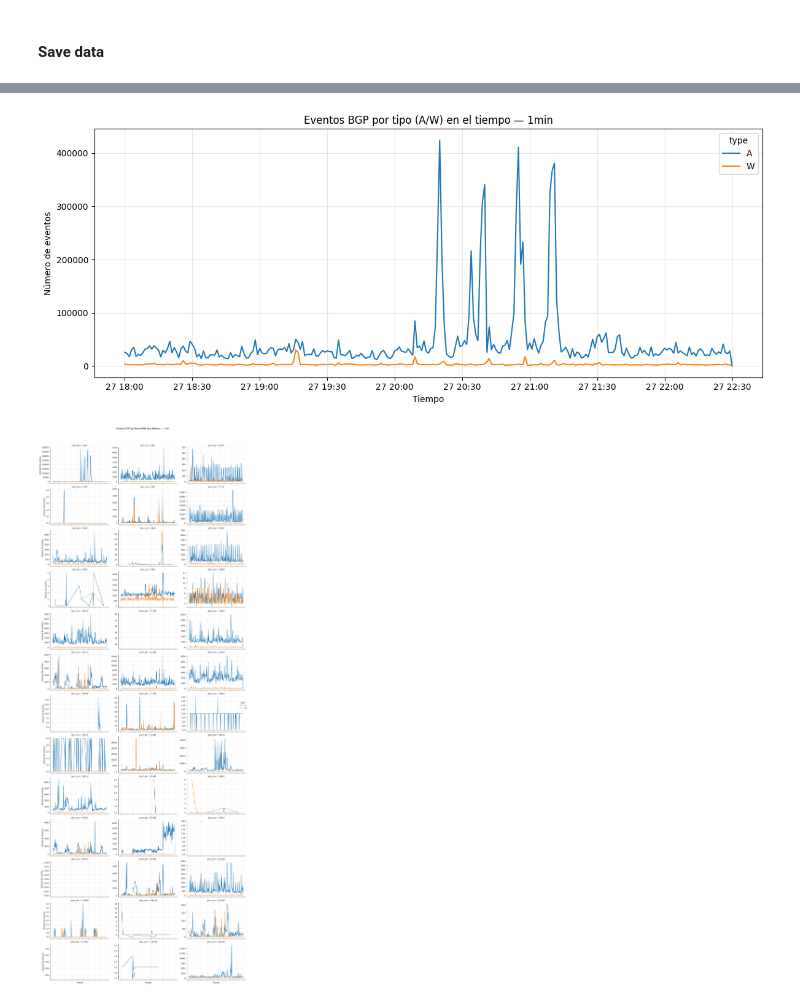
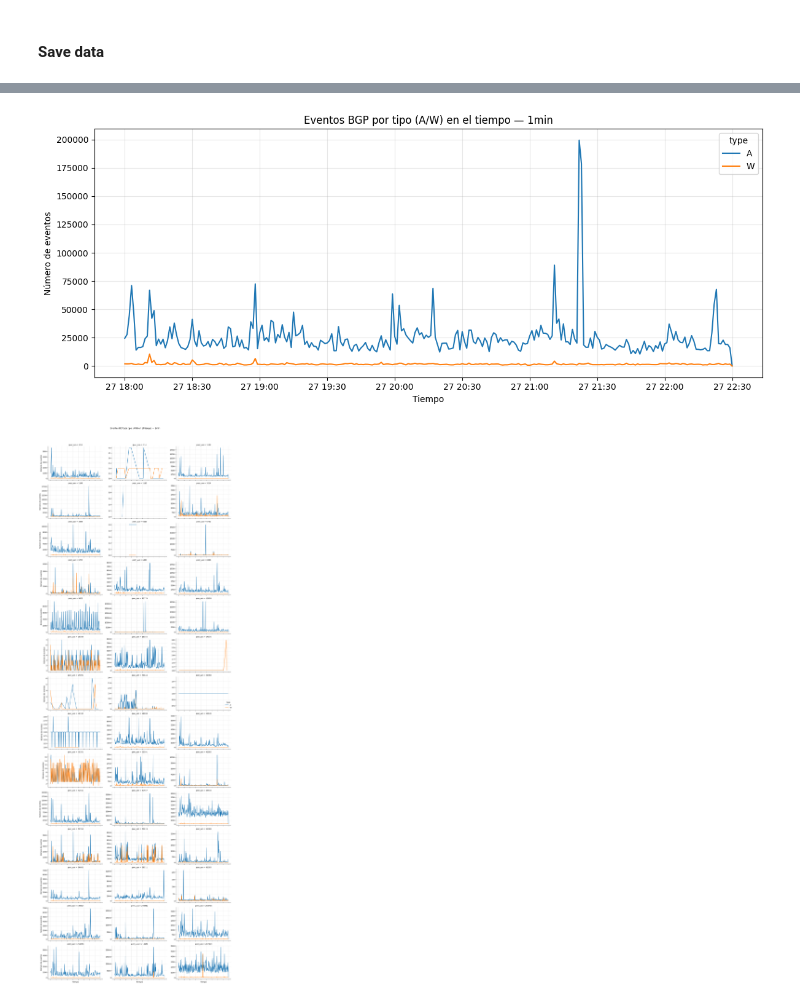
Before and after one commit to Proyecto-Integragor-Equipo-52/BGP-Hijacking-detection, a Jupyter notebook: notebooks/EDA_Chris.ipynb, the cells around one changed output, grey strips where cells are left out. Cells and saved outputs as stored; diff of their text form; code cells hidden in the pictures.

Commit message:
Add sections for each collector

```diff
--- a/notebooks/EDA_Chris.ipynb
+++ b/notebooks/EDA_Chris.ipynb
@@ -111,3 +112,7 @@ del df
 # %%
-df_parquet = pd.read_parquet('/home/chris/projects/BGP Hijacking detection/data/raw/cloudflare_june_27_2024.parquet',
+collector = "route-views.eqix"
+
+df_eqix = pd.read_parquet(f'/home/chris/projects/BGP Hijacking detection/data/raw/cloudflare_june_27_2024_{collector}.parquet',
                              engine='pyarrow')
+
+df_eqix.head(10)
@@ -255,5 +240,5 @@ plt.show()
 # %%
-def plot_updates_by_type(df: pd.DataFrame, grain: str = "1min", group_col: str = None):
+def plot_updates_by_type(df_: pd.DataFrame, grain: str = "1min", group_col: str = None):
     """
     Grafica la distribución temporal de eventos BGP por tipo (A/W).
 
@@ -277,8 +262,10 @@ def plot_updates_by_type(df: pd.DataFrame, grain: str = "1min", group_col: str =
         - Si group_col no es None: ['t', group_col, 'type', 'count']
     """
 
+    df = df_.copy()
     if group_col is None:
         # Agregado global por tiempo y tipo
+        df['formatted_time'] = pd.to_datetime(df['formatted_time'], utc=True, errors='coerce')
         agg = (
             df.groupby([pd.Grouper(key='formatted_time', freq=grain), 'type'])
                 .size()
@@ -323,10 +310,10 @@ def plot_updates_by_type(df: pd.DataFrame, grain: str = "1min", group_col: str =
         plt.tight_layout()
         plt.show()
 # %%
-plot_updates_by_type(df_parquet, grain='1min')
+plot_updates_by_type(df_eqix, grain='1min')
 # %% [output]
-[figure, old version]
+[figure, new version]
 # %%
-plot_updates_by_type(df_parquet, grain='1min', group_col='peer_asn')
+plot_updates_by_type(df_eqix, grain='1min', group_col='peer_asn')
 # %% [output]
-[figure, old version]
+[figure, new version]
```
Also changed, not shown: parts of 25 cells of this notebook.
